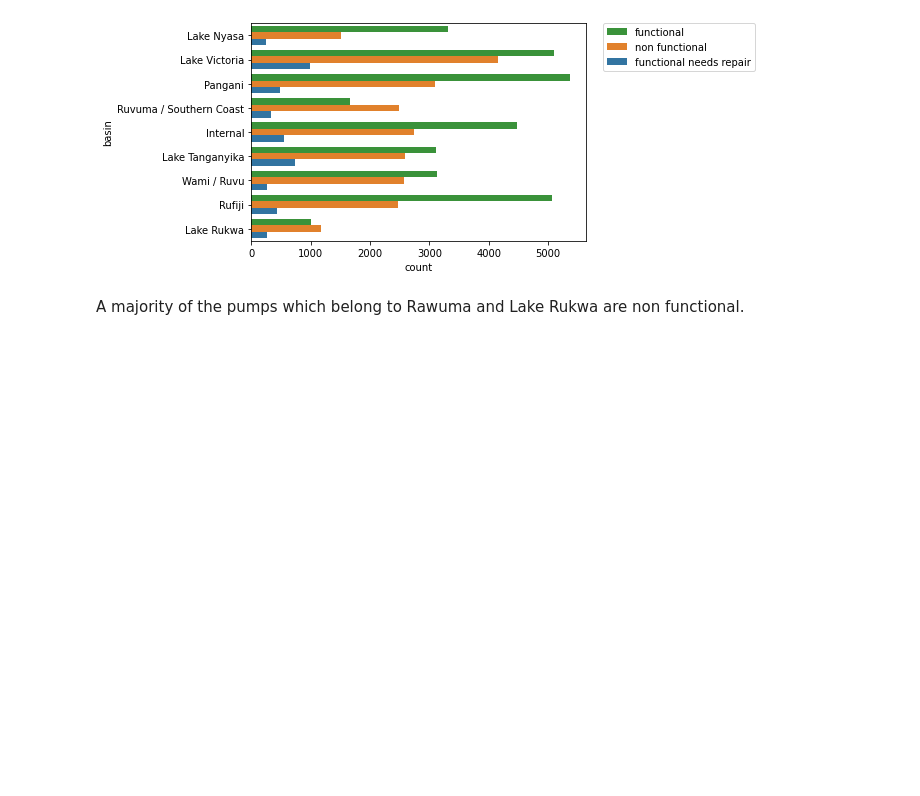
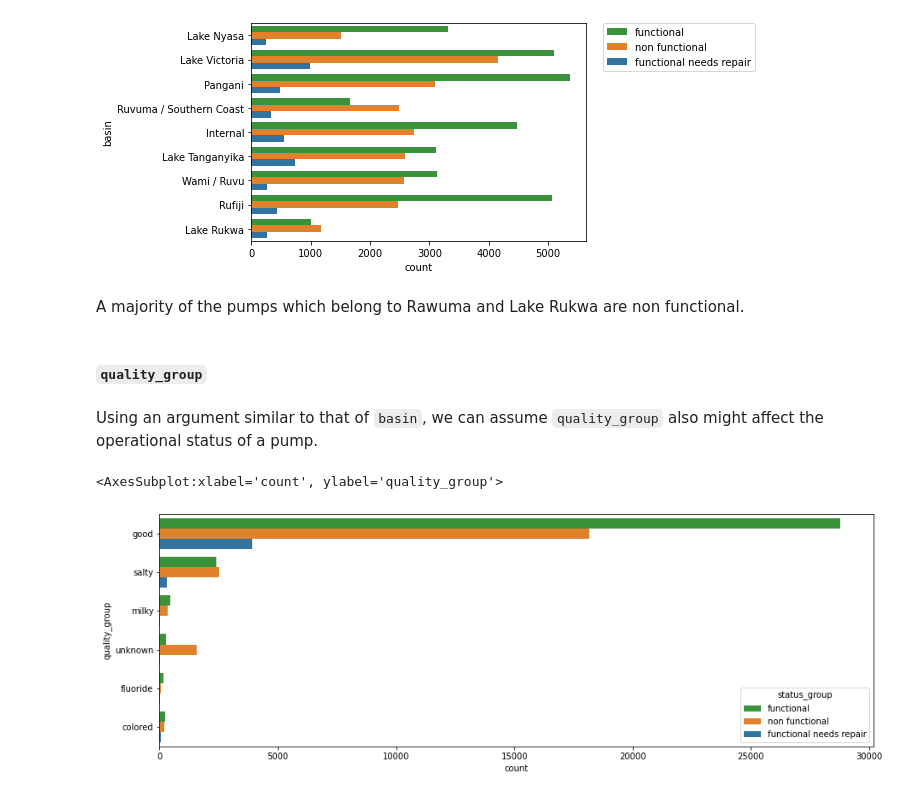
Before and after one commit to ThumulaPerera/Pump-it-up, a Jupyter notebook: notebooks/EDA.ipynb, the cells around one changed output. Saved outputs shown, nothing was run; the diff lists cells and outputs as text; code cells hidden in the pictures; blank space fills up the shorter version.

```diff
--- a/notebooks/EDA.ipynb
+++ b/notebooks/EDA.ipynb
@@ -170,3 +170,13 @@ plt.legend(bbox_to_anchor=(1.05, 1), loc=2, borderaxespad=0.)
 [figure]
 # %% [markdown]
 A majority of the pumps which belong to Rawuma and Lake Rukwa are non functional.
+# %% [markdown]
+#### `quality_group`
+# %% [markdown]
+Using an argument similar to that of `basin`, we can assume `quality_group` also might affect the operational status of a pump.
+# %%
+plt.figure(figsize=(15,5))
+sns.countplot(y="quality_group", hue="status_group", data=X_y)
+# %% [output]
+<AxesSubplot:xlabel='count', ylabel='quality_group'>
+[figure, added]
```
Also changed, not shown: parts of 60 cells of this notebook.
